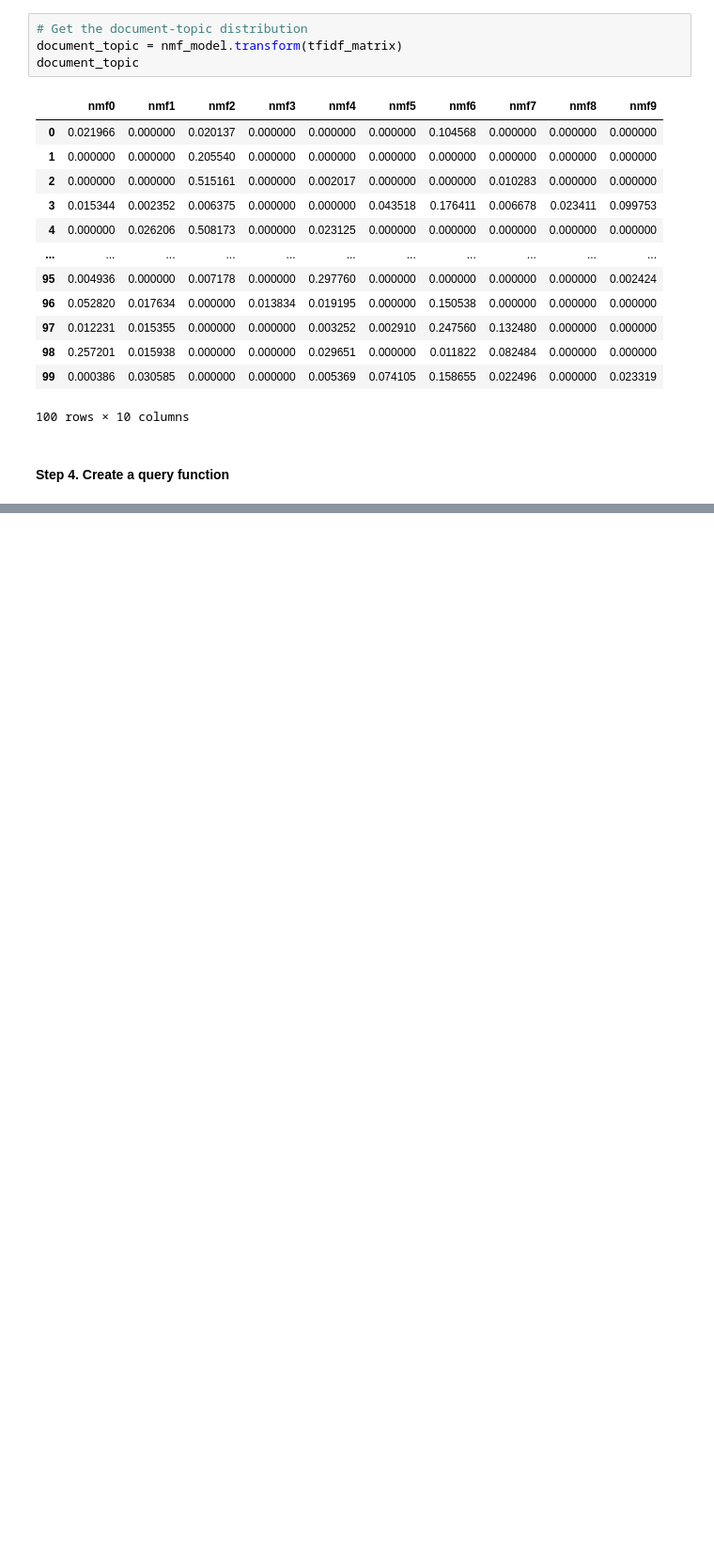
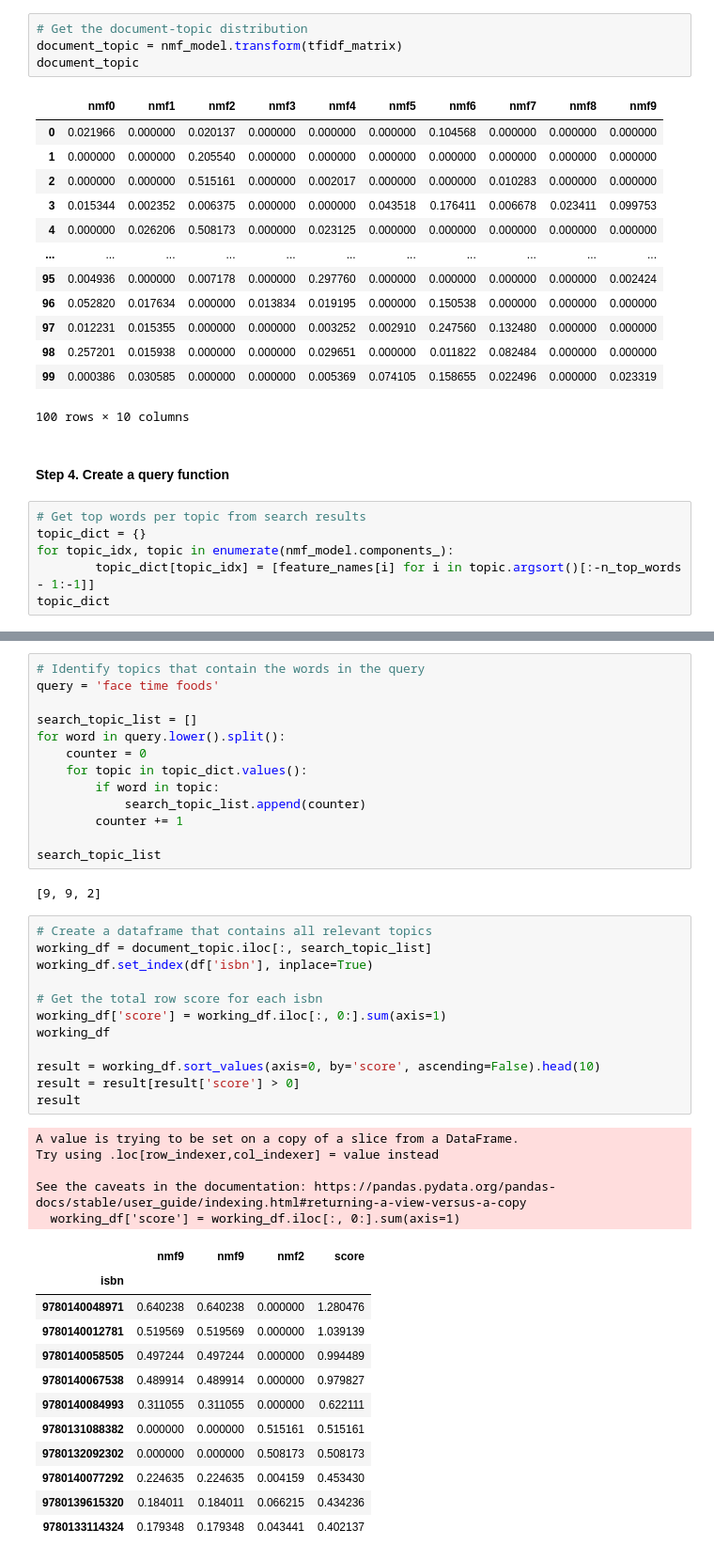
Before and after one commit to kibindy/DMW_Lab2, a Jupyter notebook: Scratch_Francis.ipynb, the cells around one changed output, grey strips where cells are left out. Shown at 94% size. Cells and saved outputs as stored; diff of their text form; blank space fills up the shorter version.

Commit message:
Created query based on NMF

```diff
--- a/Scratch_Francis.ipynb
+++ b/Scratch_Francis.ipynb
@@ -618,3 +618,9 @@ document_topic
 100 rows × 10 columns
 # %% [markdown]
 #### Step 4. Create a query function
+# %%
+# Get top words per topic from search results
+topic_dict = {}
+for topic_idx, topic in enumerate(nmf_model.components_):
+        topic_dict[topic_idx] = [feature_names[i] for i in topic.argsort()[:-n_top_words - 1:-1]]
+topic_dict
@@ -620,0 +645,45 @@ document_topic
+# %%
+# Identify topics that contain the words in the query
+query = 'face time foods'
+
+search_topic_list = []
+for word in query.lower().split():
+    counter = 0
+    for topic in topic_dict.values():
+        if word in topic:
+            search_topic_list.append(counter)
+        counter += 1
+
+search_topic_list
+# %% [output]
+[9, 9, 2]
+# %%
+# Create a dataframe that contains all relevant topics
+working_df = document_topic.iloc[:, search_topic_list]
+working_df.set_index(df['isbn'], inplace=True)
+
+# Get the total row score for each isbn
+working_df['score'] = working_df.iloc[:, 0:].sum(axis=1)
+working_df
+
+result = working_df.sort_values(axis=0, by='score', ascending=False).head(10)
+result = result[result['score'] > 0]
+result
+# %% [output]
+A value is trying to be set on a copy of a slice from a DataFrame.
+Try using .loc[row_indexer,col_indexer] = value instead
+
+See the caveats in the documentation: https://pandas.pydata.org/pandas-docs/stable/user_guide/indexing.html#returning-a-view-versus-a-copy
+  working_df['score'] = working_df.iloc[:, 0:].sum(axis=1)
+|  | nmf9 | nmf9 | nmf2 | score |
+| isbn |  |  |  |  |
+| 9780140048971 | 0.640238 | 0.640238 | 0.000000 | 1.280476 |
+| 9780140012781 | 0.519569 | 0.519569 | 0.000000 | 1.039139 |
+| 9780140058505 | 0.497244 | 0.497244 | 0.000000 | 0.994489 |
+| 9780140067538 | 0.489914 | 0.489914 | 0.000000 | 0.979827 |
+| 9780140084993 | 0.311055 | 0.311055 | 0.000000 | 0.622111 |
+| 9780131088382 | 0.000000 | 0.000000 | 0.515161 | 0.515161 |
+| 9780132092302 | 0.000000 | 0.000000 | 0.508173 | 0.508173 |
+| 9780140077292 | 0.224635 | 0.224635 | 0.004159 | 0.453430 |
+| 9780139615320 | 0.184011 | 0.184011 | 0.066215 | 0.434236 |
+| 9780133114324 | 0.179348 | 0.179348 | 0.043441 | 0.402137 |
```
Also changed, not shown: parts of 1 cell of this notebook.
